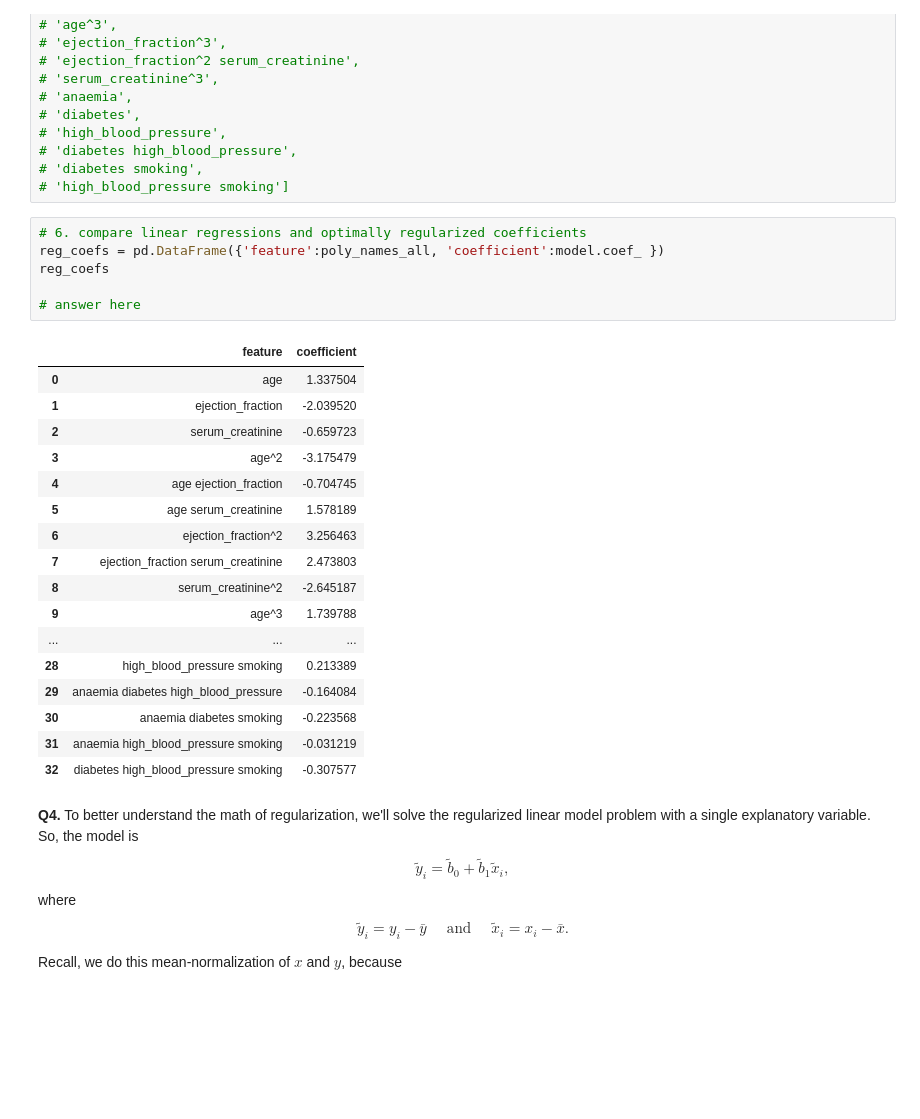
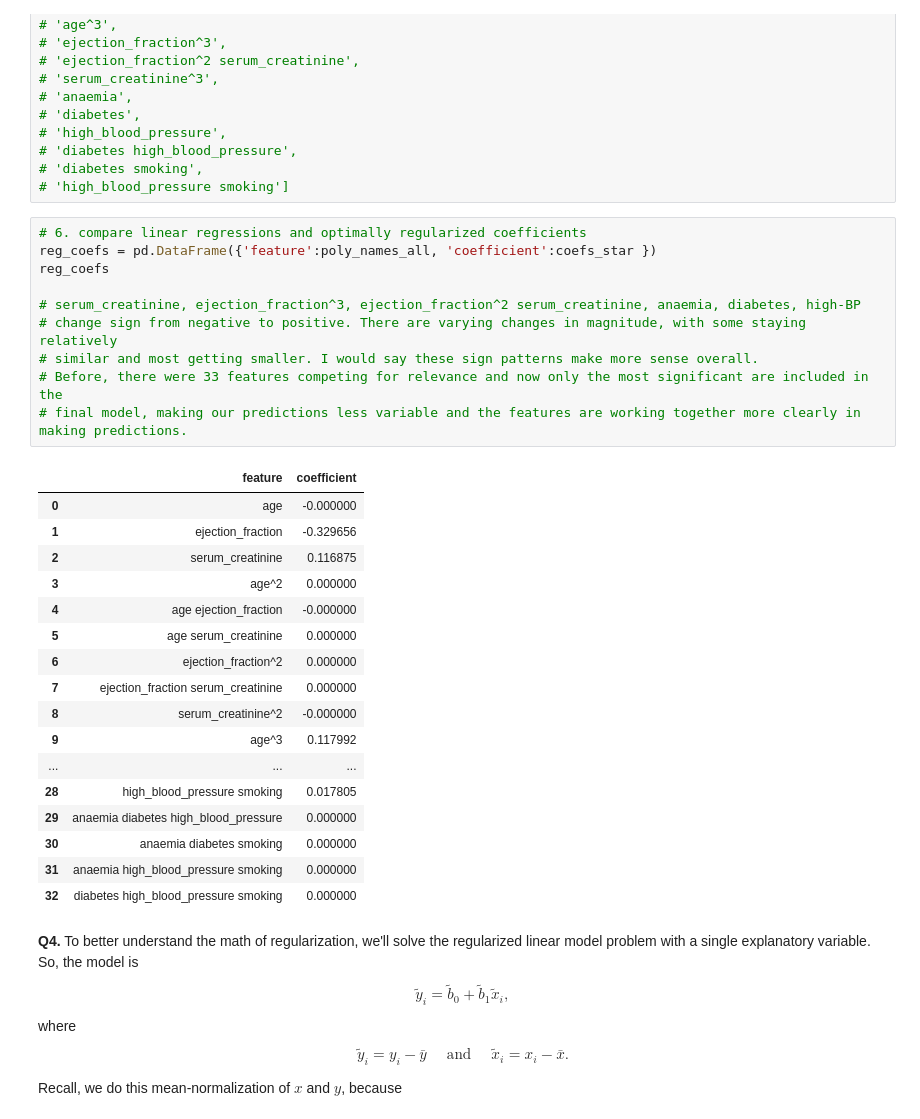
Before and after one commit to AngelikaBaloy/undergrad_ml_assignments, a Jupyter notebook: 04_assignment_regularization.ipynb, the cells around one changed output. Drawn from its saved outputs; the diff is of its cells as text; blank space fills up the shorter version.

```diff
--- a/04_assignment_regularization.ipynb
+++ b/04_assignment_regularization.ipynb
@@ -378,28 +382,32 @@ plt.show()
 # 'high_blood_pressure smoking']
 # %%
 # 6. compare linear regressions and optimally regularized coefficients
-reg_coefs = pd.DataFrame({'feature':poly_names_all, 'coefficient':model.coef_ })
+reg_coefs = pd.DataFrame({'feature':poly_names_all, 'coefficient':coefs_star })
 reg_coefs
 
-# answer here
+# serum_creatinine, ejection_fraction^3, ejection_fraction^2 serum_creatinine, anaemia, diabetes, high-BP
+# change sign from negative to positive. There are varying changes in magnitude, with some staying relatively
+# similar and most getting smaller. I would say these sign patterns make more sense overall.
+# Before, there were 33 features competing for relevance and now only the most significant are included in the
+# final model, making our predictions less variable and the features are working together more clearly in making predictions.
 # %% [output]
 |  | feature | coefficient |
-| 0 | age | 1.337504 |
-| 1 | ejection_fraction | -2.039520 |
-| 2 | serum_creatinine | -0.659723 |
-| 3 | age^2 | -3.175479 |
-| 4 | age ejection_fraction | -0.704745 |
-| 5 | age serum_creatinine | 1.578189 |
-| 6 | ejection_fraction^2 | 3.256463 |
-| 7 | ejection_fraction serum_creatinine | 2.473803 |
-| 8 | serum_creatinine^2 | -2.645187 |
-| 9 | age^3 | 1.739788 |
+| 0 | age | -0.000000 |
+| 1 | ejection_fraction | -0.329656 |
+| 2 | serum_creatinine | 0.116875 |
+| 3 | age^2 | 0.000000 |
+| 4 | age ejection_fraction | -0.000000 |
+| 5 | age serum_creatinine | 0.000000 |
+| 6 | ejection_fraction^2 | 0.000000 |
+| 7 | ejection_fraction serum_creatinine | 0.000000 |
+| 8 | serum_creatinine^2 | -0.000000 |
+| 9 | age^3 | 0.117992 |
 | ... | ... | ... |
-| 28 | high_blood_pressure smoking | 0.213389 |
-| 29 | anaemia diabetes high_blood_pressure | -0.164084 |
-| 30 | anaemia diabetes smoking | -0.223568 |
-| 31 | anaemia high_blood_pressure smoking | -0.031219 |
-| 32 | diabetes high_blood_pressure smoking | -0.307577 |
+| 28 | high_blood_pressure smoking | 0.017805 |
+| 29 | anaemia diabetes high_blood_pressure | 0.000000 |
+| 30 | anaemia diabetes smoking | 0.000000 |
+| 31 | anaemia high_blood_pressure smoking | 0.000000 |
+| 32 | diabetes high_blood_pressure smoking | 0.000000 |
 # %% [markdown]
 **Q4.** To better understand the math of regularization, we'll solve the regularized linear model problem with a single explanatory variable. So, the model is
 $$
```
Also changed, not shown: parts of 2 cells of this notebook.
